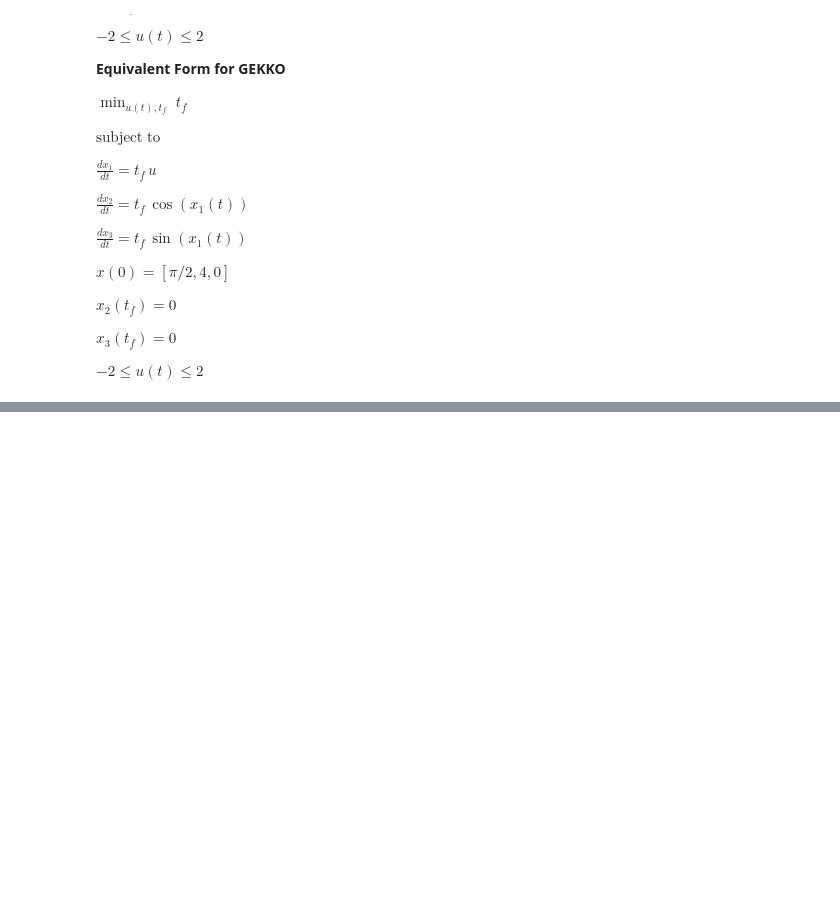
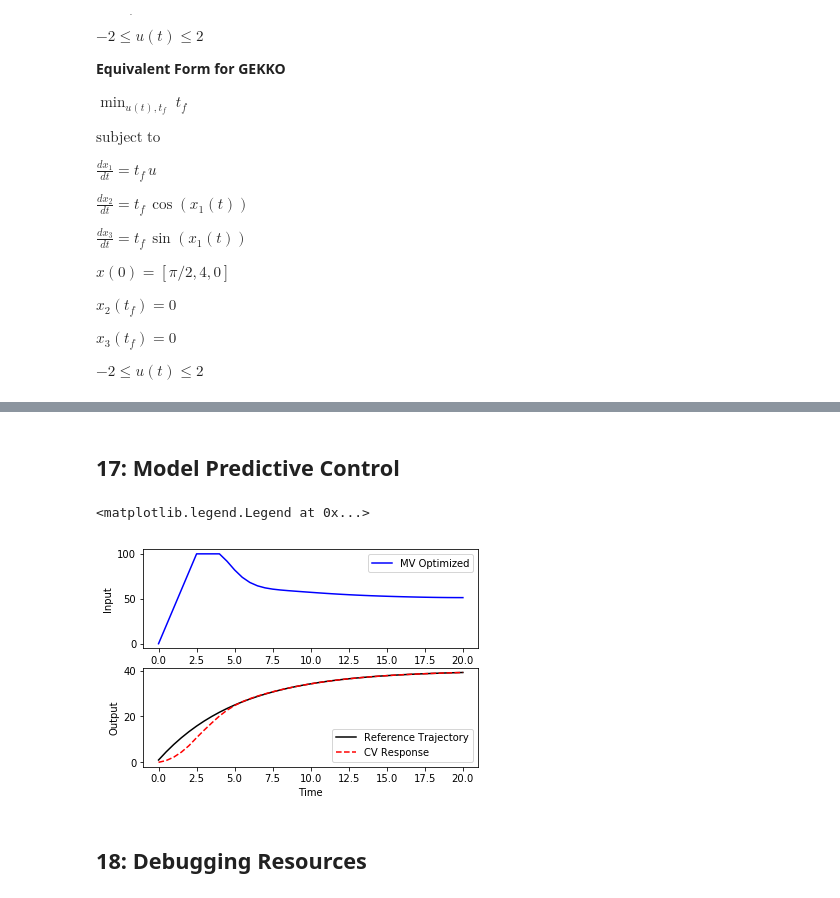
Before and after one commit to BYU-PRISM/GEKKO, a Jupyter notebook: docs/gekko_examples.ipynb, the cells around one changed output, grey strips where cells are left out. Cells and saved outputs as stored; diff of their text form; code cells hidden in the pictures; blank space fills up the shorter version.

```diff
--- a/docs/gekko_examples.ipynb
+++ b/docs/gekko_examples.ipynb
@@ -665,0 +856,57 @@ Final Time: 4.316256
+# %% [markdown]
+## 17: Model Predictive Control
+# %%
+import numpy as np
+from random import random
+from gekko import GEKKO
+import matplotlib.pyplot as plt
+
+m = GEKKO()
+m.time = np.linspace(0,20,41)
+
+# Parameters
+mass = 500
+b = m.Param(value=50)
+K = m.Param(value=0.8)
+
+# Manipulated variable
+p = m.MV(value=0, lb=0, ub=100)
+p.STATUS = 1  # allow optimizer to change
+p.DCOST = 0.1 # smooth out gas pedal movement
+p.DMAX = 20   # slow down change of gas pedal
+
+# Controlled Variable
+v = m.CV(value=0)
+v.STATUS = 1  # add the SP to the objective
+m.options.CV_TYPE = 2 # squared error
+v.SP = 40     # set point
+v.TR_INIT = 1 # set point trajectory
+v.TAU = 5     # time constant of trajectory
+
+# Process model
+m.Equation(mass*v.dt() == -v*b + K*b*p)
+
+m.options.IMODE = 6 # control
+m.solve(disp=False)
+
+# get additional solution information
+import json
+with open(m.path+'//results.json') as f:
+    results = json.load(f)
+
+plt.figure()
+plt.subplot(2,1,1)
+plt.plot(m.time,p.value,'b-',label='MV Optimized')
+plt.legend()
+plt.ylabel('Input')
+plt.subplot(2,1,2)
+plt.plot(m.time,results['v1.tr'],'k-',label='Reference Trajectory')
+plt.plot(m.time,v.value,'r--',label='CV Response')
+plt.ylabel('Output')
+plt.xlabel('Time')
+plt.legend(loc='best')
+# %% [output]
+<matplotlib.legend.Legend at 0x...>
+[figure, added]
+# %% [markdown]
+## 18: Debugging Resources
```
Also changed, not shown: parts of 20 cells of this notebook, 1 other file.
